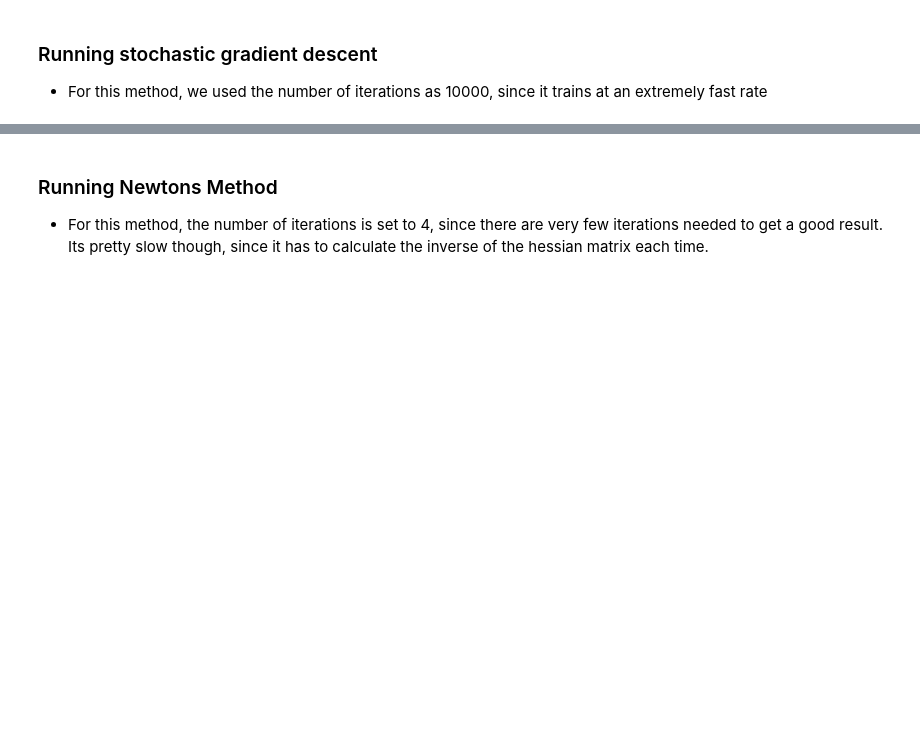
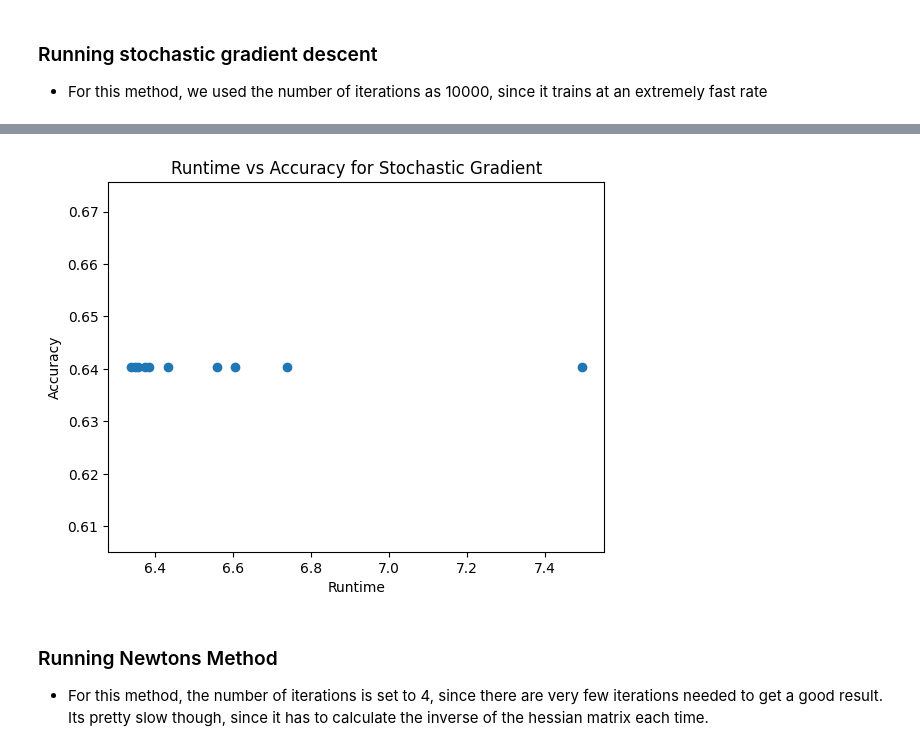
Before and after one commit to calebm00re/S22-ml03, a Jupyter notebook: notebook.ipynb, the cells around one changed output, grey strips where cells are left out. Saved outputs shown, nothing was run; the diff lists cells and outputs as text; code cells hidden in the pictures; blank space fills up the shorter version.

```diff
--- a/notebook.ipynb
+++ b/notebook.ipynb
@@ -775,3 +803,17 @@ Average accuracy:  0.7202060800935399
+# %%
+#visualize the Stochastic Gradient Ascent
+# plot the data in a scatter plot
+plt.scatter(times, accuracies)
+
+# set x and y axis labels and plot title
+plt.xlabel('Runtime')
+plt.ylabel('Accuracy')
+plt.title('Runtime vs Accuracy for Stochastic Gradient')
+
+# show the plot
+plt.show()
+# %% [output]
+[figure, added]
 # %% [markdown]
 ### Running Newtons Method
 * For this method, the number of iterations is set to 4, since there are very few iterations needed to get a good result. Its pretty slow though, since it has to calculate the inverse of the hessian matrix each time.
```
Also changed, not shown: parts of 9 cells of this notebook.
